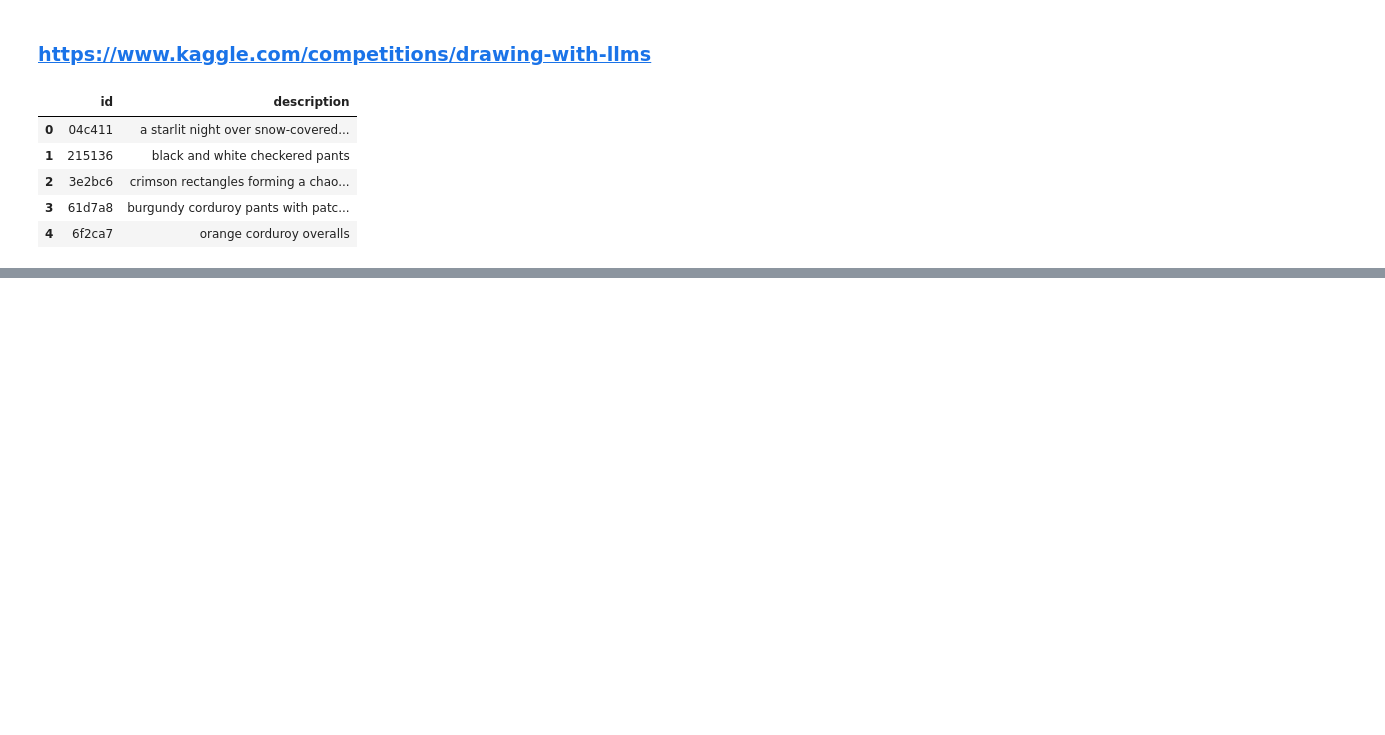
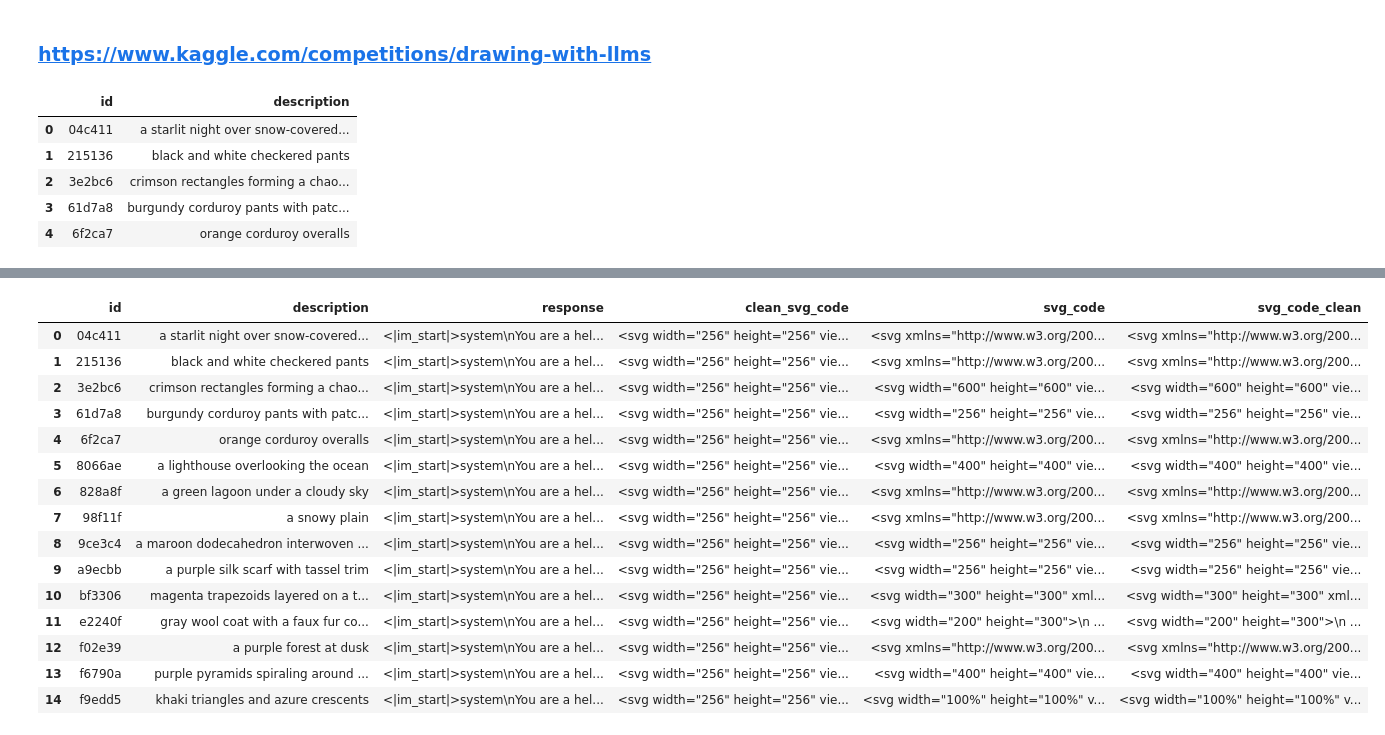
Before and after one commit to svk-123/kaggle, a Jupyter notebook: 03_LLM_Drawing_SVG/Notebook_01_LLM_drawing_svg.ipynb, the cells around one changed output, grey strips where cells are left out. Saved outputs shown, nothing was run; the diff lists cells and outputs as text; code cells hidden in the pictures; blank space fills up the shorter version.

```diff
--- a/03_LLM_Drawing_SVG/Notebook_01_LLM_drawing_svg.ipynb
+++ b/03_LLM_Drawing_SVG/Notebook_01_LLM_drawing_svg.ipynb
@@ -124,2 +126,2 @@ def get_svg_code(text):
 # %%
-svg_code=get_svg_code(train['description'].iloc[1])
+train['response']=train['description'].apply(get_svg_code)
@@ -187,0 +304,21 @@ display(SVG(data=svg_code))
+# %%
+import re
+
+default_svg = """<svg width="256" height="256" viewBox="0 0 256 256"><circle cx="50" cy="50" r="40" fill="red" /></svg>"""
+
+# Assuming train is a DataFrame with an existing 'svg_code' column
+train['svg_code'] = default_svg  # Initialize the 'clean_svg_code' column with the default SVG
+
+# Iterate over the first 15 rows in the 'svg_code' column
+for i in range(15):
+    # Regex to extract all SVGs from the string in the 'svg_code' column
+    svg_matches = re.findall(r'\n(<svg.*?</svg>)\n', train.loc[i, 'response'], re.DOTALL)
+
+    # Check if any SVGs were found
+    if svg_matches:
+        # Update with the last SVG in the matches (if there are multiple)
+        train.loc[i, 'svg_code'] = svg_matches[-1]
+
+    else:
+        # If no SVG is found, keep the default SVG
+        train.loc[i, 'svg_code'] = default_svg
@@ -187,0 +344,8 @@ display(SVG(data=svg_code))
+# %%
+model=Model()
+# %%
+train['svg_code_clean']=train['svg_code'].copy()
+for i in range(15):
+    train.loc[i,'svg_code_clean']=model.enforce_constraints(train.loc[i,'svg_code'])
+    print(train.loc[i,'svg_code_clean'])
+    print('--' * 30)
@@ -187,0 +380,19 @@ display(SVG(data=svg_code))
+# %%
+train
+# %% [output]
+|  | id | description | response | clean_svg_code | svg_code | svg_code_clean |
+| 0 | 04c411 | a starlit night over snow-covered... | <|im_start|>system\nYou are a hel... | <svg width="256" height="256" vie... | <svg xmlns="http://www.w3.org/200... | <svg xmlns="http://www.w3.org/200... |
+| 1 | 215136 | black and white checkered pants | <|im_start|>system\nYou are a hel... | <svg width="256" height="256" vie... | <svg xmlns="http://www.w3.org/200... | <svg xmlns="http://www.w3.org/200... |
+| 2 | 3e2bc6 | crimson rectangles forming a chao... | <|im_start|>system\nYou are a hel... | <svg width="256" height="256" vie... | <svg width="600" height="600" vie... | <svg width="600" height="600" vie... |
+| 3 | 61d7a8 | burgundy corduroy pants with patc... | <|im_start|>system\nYou are a hel... | <svg width="256" height="256" vie... | <svg width="256" height="256" vie... | <svg width="256" height="256" vie... |
+| 4 | 6f2ca7 | orange corduroy overalls | <|im_start|>system\nYou are a hel... | <svg width="256" height="256" vie... | <svg xmlns="http://www.w3.org/200... | <svg xmlns="http://www.w3.org/200... |
+| 5 | 8066ae | a lighthouse overlooking the ocean | <|im_start|>system\nYou are a hel... | <svg width="256" height="256" vie... | <svg width="400" height="400" vie... | <svg width="400" height="400" vie... |
+| 6 | 828a8f | a green lagoon under a cloudy sky | <|im_start|>system\nYou are a hel... | <svg width="256" height="256" vie... | <svg xmlns="http://www.w3.org/200... | <svg xmlns="http://www.w3.org/200... |
+| 7 | 98f11f | a snowy plain | <|im_start|>system\nYou are a hel... | <svg width="256" height="256" vie... | <svg xmlns="http://www.w3.org/200... | <svg xmlns="http://www.w3.org/200... |
+| 8 | 9ce3c4 | a maroon dodecahedron interwoven ... | <|im_start|>system\nYou are a hel... | <svg width="256" height="256" vie... | <svg width="256" height="256" vie... | <svg width="256" height="256" vie... |
+| 9 | a9ecbb | a purple silk scarf with tassel trim | <|im_start|>system\nYou are a hel... | <svg width="256" height="256" vie... | <svg width="256" height="256" vie... | <svg width="256" height="256" vie... |
+| 10 | bf3306 | magenta trapezoids layered on a t... | <|im_start|>system\nYou are a hel... | <svg width="256" height="256" vie... | <svg width="300" height="300" xml... | <svg width="300" height="300" xml... |
+| 11 | e2240f | gray wool coat with a faux fur co... | <|im_start|>system\nYou are a hel... | <svg width="256" height="256" vie... | <svg width="200" height="300">\n ... | <svg width="200" height="300">\n ... |
+| 12 | f02e39 | a purple forest at dusk | <|im_start|>system\nYou are a hel... | <svg width="256" height="256" vie... | <svg xmlns="http://www.w3.org/200... | <svg xmlns="http://www.w3.org/200... |
+| 13 | f6790a | purple pyramids spiraling around ... | <|im_start|>system\nYou are a hel... | <svg width="256" height="256" vie... | <svg width="400" height="400" vie... | <svg width="400" height="400" vie... |
+| 14 | f9edd5 | khaki triangles and azure crescents | <|im_start|>system\nYou are a hel... | <svg width="256" height="256" vie... | <svg width="100%" height="100%" v... | <svg width="100%" height="100%" v... |
```
Also changed, not shown: parts of 19 cells of this notebook, 2 other files.
